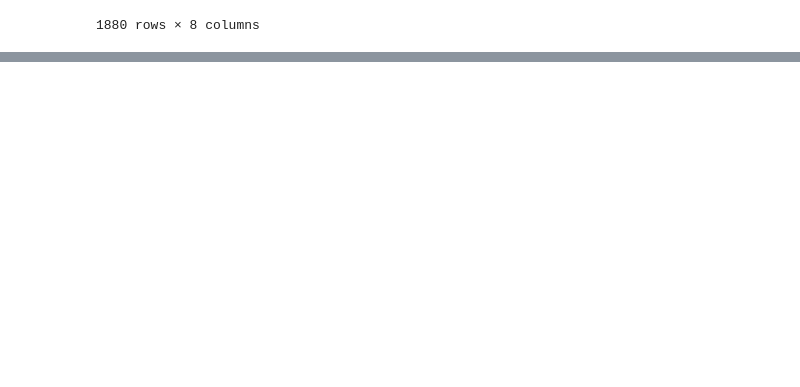
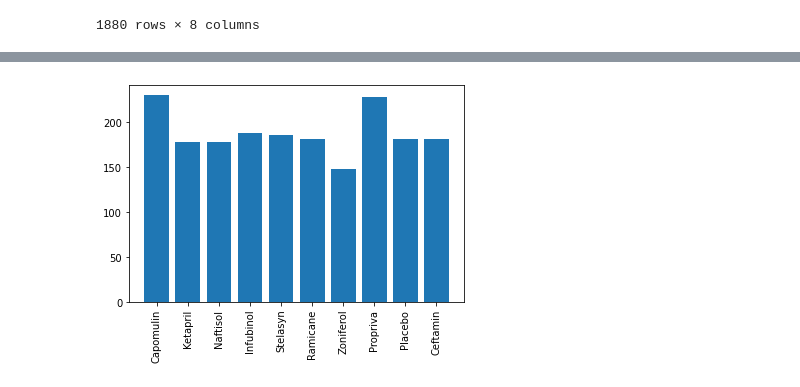
Before and after one commit to Wheezyotter/data_visualization-challenge, a Jupyter notebook: pymaceuticals.ipynb, the cells around one changed output, grey strips where cells are left out. Cells and saved outputs as stored; diff of their text form; code cells hidden in the pictures; blank space fills up the shorter version.

```diff
--- a/pymaceuticals.ipynb
+++ b/pymaceuticals.ipynb
@@ -109,0 +118,14 @@ tumor_vol_stdE = st.sem(clean_mouse_study["Tumor Volume (mm3)"])
+# %%
+x_axis =  np.arange(len(mouse_study_by_drug_full["Drug Regimen"].unique()))
+y_axis = mouse_study_by_drug_full_counts["Timepoint"]
+x_labels = clean_mouse_study["Drug Regimen"].unique()
+
+tick_locations = [value for value in x_axis]
+plt.xticks(tick_locations, x_labels, rotation = "vertical")
+plt.bar(x_axis, y_axis,)
+
+# Formats!
+
+plt.show()
+# %% [output]
+[figure, added]
```
Also changed, not shown: parts of 5 cells of this notebook.
